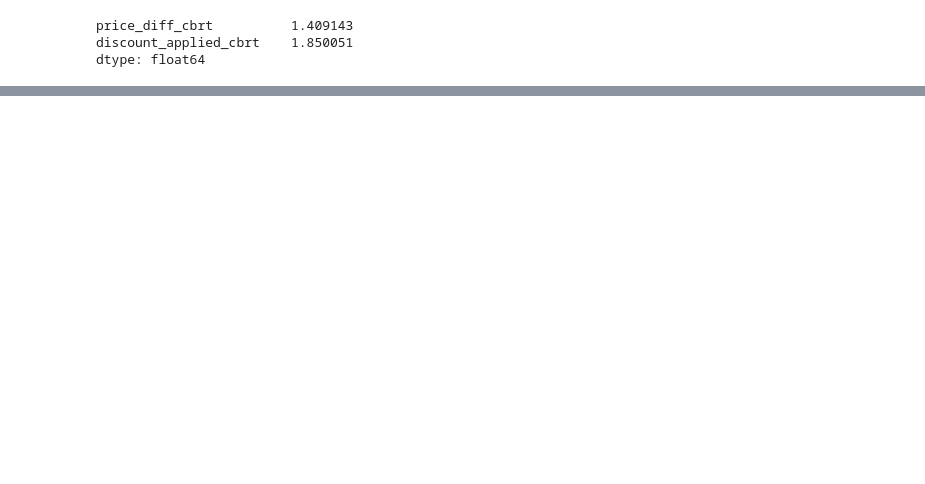
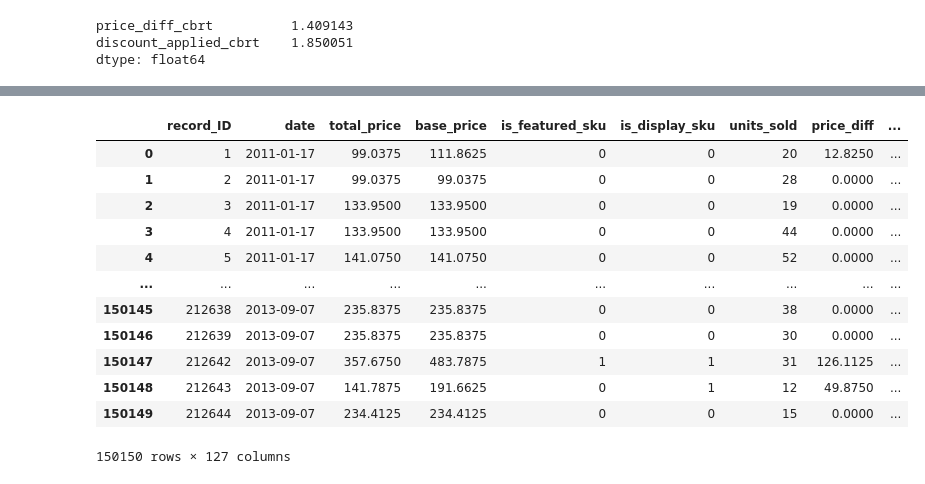
Before and after one commit to MC993/Demand_Forecasting, a Jupyter notebook: main.ipynb, the cells around one changed output, grey strips where cells are left out. Saved outputs shown, nothing was run; the diff lists cells and outputs as text; code cells hidden in the pictures; blank space fills up the shorter version.

```diff
--- a/main.ipynb
+++ b/main.ipynb
@@ -373,0 +429,16 @@ dtype: float64
+# %%
+train_dummies
+# %% [output]
+|  | record_ID | date | total_price | base_price | is_featured_sku | is_display_sku | units_sold | price_diff | ... |
+| 0 | 1 | 2011-01-17 | 99.0375 | 111.8625 | 0 | 0 | 20 | 12.8250 | ... |
+| 1 | 2 | 2011-01-17 | 99.0375 | 99.0375 | 0 | 0 | 28 | 0.0000 | ... |
+| 2 | 3 | 2011-01-17 | 133.9500 | 133.9500 | 0 | 0 | 19 | 0.0000 | ... |
+| 3 | 4 | 2011-01-17 | 133.9500 | 133.9500 | 0 | 0 | 44 | 0.0000 | ... |
+| 4 | 5 | 2011-01-17 | 141.0750 | 141.0750 | 0 | 0 | 52 | 0.0000 | ... |
+| ... | ... | ... | ... | ... | ... | ... | ... | ... | ... |
+| 150145 | 212638 | 2013-09-07 | 235.8375 | 235.8375 | 0 | 0 | 38 | 0.0000 | ... |
+| 150146 | 212639 | 2013-09-07 | 235.8375 | 235.8375 | 0 | 0 | 30 | 0.0000 | ... |
+| 150147 | 212642 | 2013-09-07 | 357.6750 | 483.7875 | 1 | 1 | 31 | 126.1125 | ... |
+| 150148 | 212643 | 2013-09-07 | 141.7875 | 191.6625 | 0 | 1 | 12 | 49.8750 | ... |
+| 150149 | 212644 | 2013-09-07 | 234.4125 | 234.4125 | 0 | 0 | 15 | 0.0000 | ... |
+150150 rows × 127 columns
```
Also changed, not shown: parts of 33 cells of this notebook, 1 other file.
